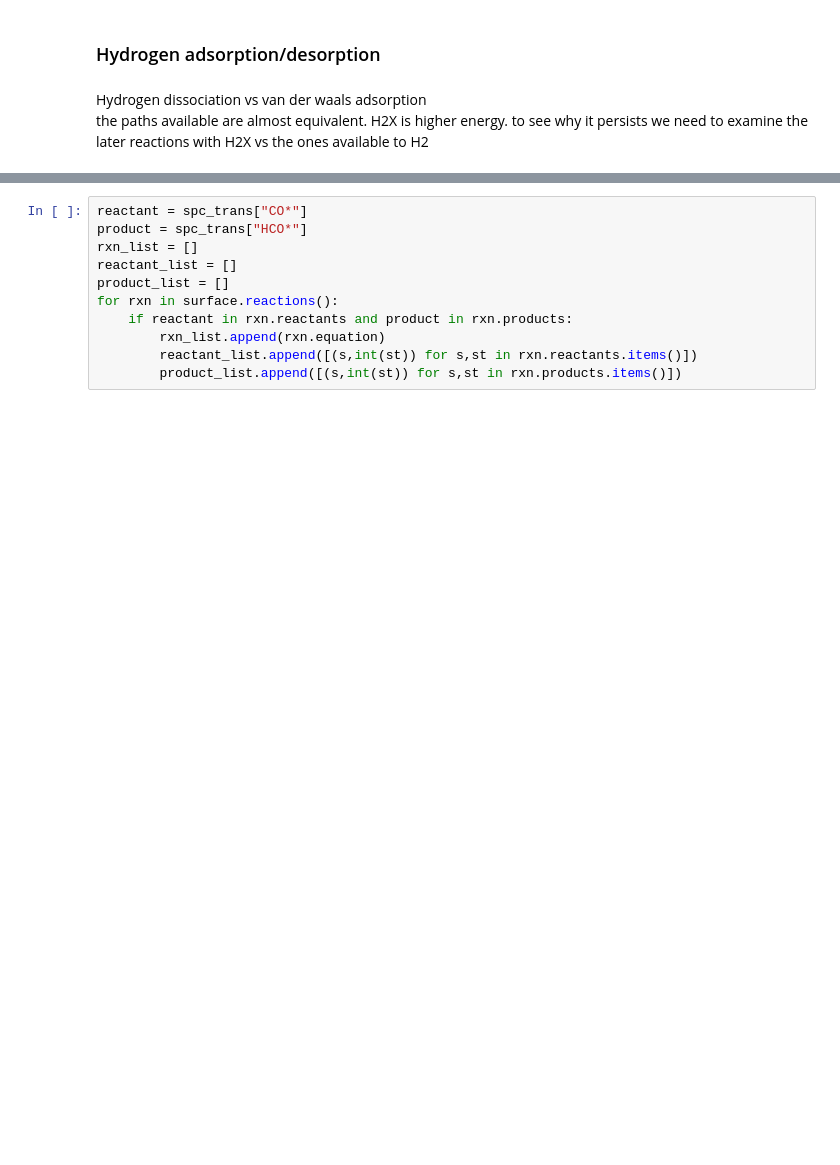
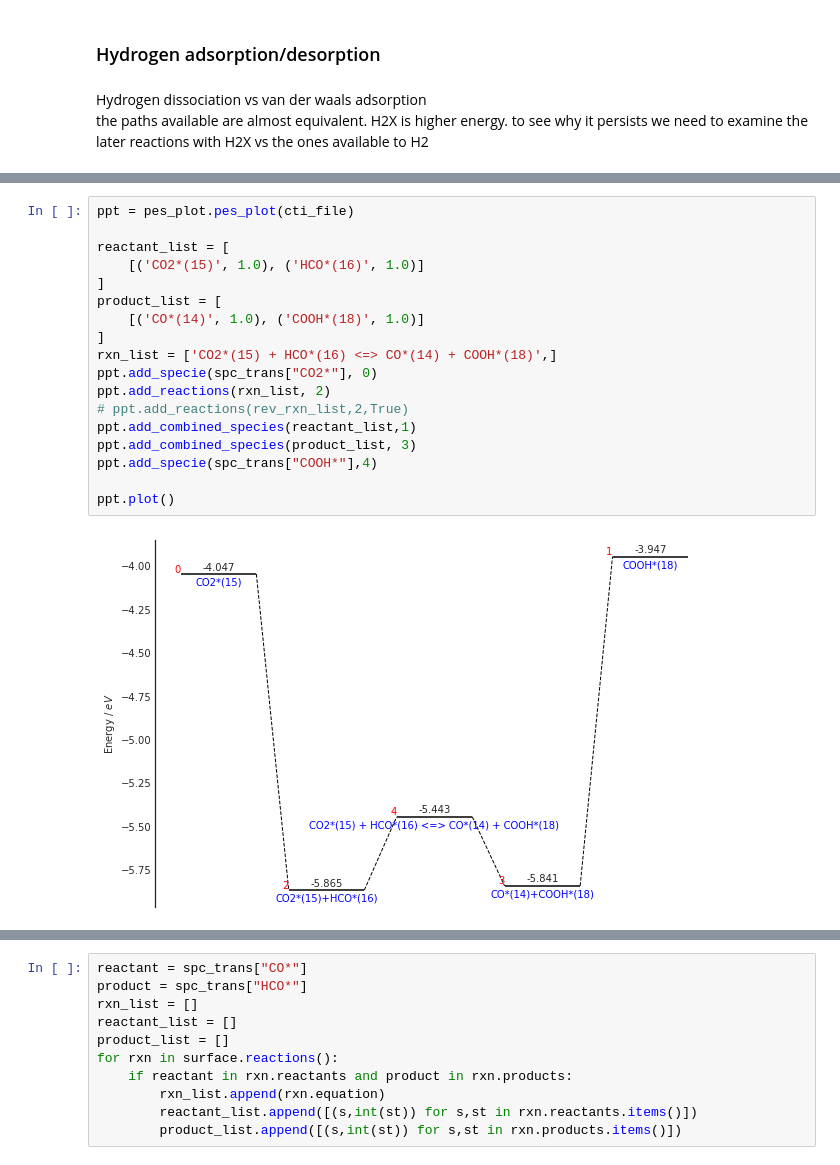
Before and after one commit to comocheng/meOH-analysis, a Jupyter notebook: cantera_simulations/RMG_model_analysis/_02_Analyze_steady_state_cantera_array_job_data.ipynb, the cells around one changed output, grey strips where cells are left out. Drawn from its saved outputs; the diff is of its cells as text; blank space fills up the shorter version.

```diff
--- a/cantera_simulations/RMG_model_analysis/_02_Analyze_steady_state_cantera_array_job_data.ipynb
+++ b/cantera_simulations/RMG_model_analysis/_02_Analyze_steady_state_cantera_array_job_data.ipynb
@@ -568,0 +856,20 @@ ppt.plot()
+# %%
+ppt = pes_plot.pes_plot(cti_file)
+
+reactant_list = [
+    [('CO2*(15)', 1.0), ('HCO*(16)', 1.0)]
+]
+product_list = [
+    [('CO*(14)', 1.0), ('COOH*(18)', 1.0)]
+]
+rxn_list = ['CO2*(15) + HCO*(16) <=> CO*(14) + COOH*(18)',]
+ppt.add_specie(spc_trans["CO2*"], 0)
+ppt.add_reactions(rxn_list, 2)
+# ppt.add_reactions(rev_rxn_list,2,True)
+ppt.add_combined_species(reactant_list,1)
+ppt.add_combined_species(product_list, 3)
+ppt.add_specie(spc_trans["COOH*"],4)
+
+ppt.plot()
+# %% [output]
+[figure, added]
```
Also changed, not shown: parts of 46 cells of this notebook, 39 other files.
